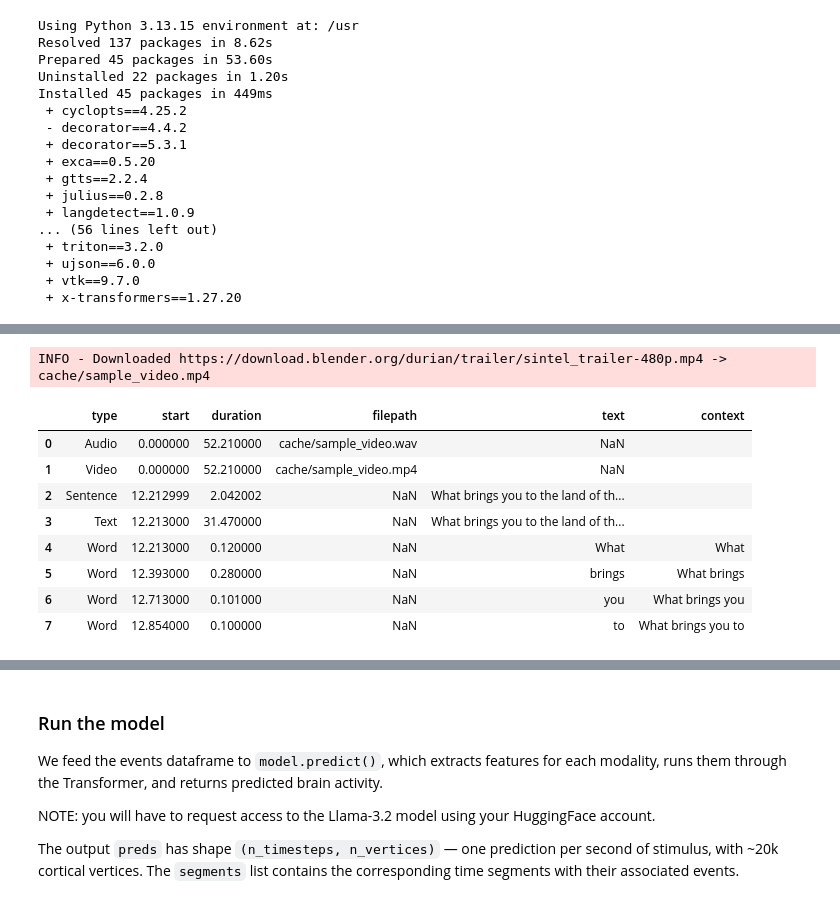
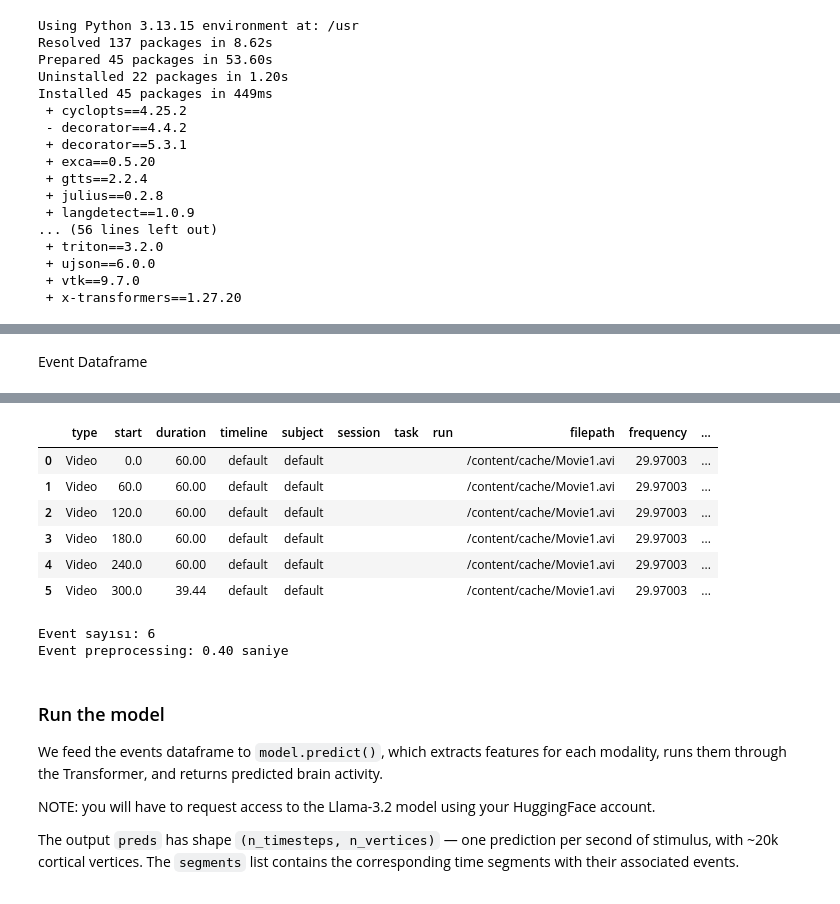
Before and after one commit to dilayuksel01/tribe-v2-Colab, a Jupyter notebook: tribe_demo.ipynb, the cells around one changed output, grey strips where cells are left out. Saved outputs shown, nothing was run; the diff lists cells and outputs as text; code cells hidden in the pictures.

```diff
--- a/tribe_demo.ipynb
+++ b/tribe_demo.ipynb
@@ -66,6 +167,5 @@ We also initialize a `PlotBrain` object for 3D brain surface visualization using
 # %%
-from tribev2.demo_utils import TribeModel, download_file
-from tribev2.plotting import PlotBrain
+from tribev2.demo_utils import TribeModel
 from pathlib import Path
 
 CACHE_FOLDER = Path("./cache")
@@ -74,5 +174,8 @@ model = TribeModel.from_pretrained(
     "facebook/tribev2",
     cache_folder=CACHE_FOLDER,
 )
-plotter = PlotBrain(mesh="fsaverage5")
+
+model.data.num_workers = 0
+
+print("Model hazır.")
 # %% [output]
@@ -91,17 +192,18 @@ Below, we download a sample video ([Sintel trailer](https://durian.blender.org/)
-# %%
-video_path = CACHE_FOLDER / "sample_video.mp4"
-url = "https://download.blender.org/durian/trailer/sintel_trailer-480p.mp4"
-download_file(url, video_path)
-df = model.get_events_dataframe(video_path=video_path)
-display(df.head(8)[["type", "start", "duration", "filepath", "text", "context"]])
-# %% [output]
-INFO - Downloaded https://download.blender.org/durian/trailer/sintel_trailer-480p.mp4 -> cache/sample_video.mp4
-|  | type | start | duration | filepath | text | context |
-| 0 | Audio | 0.000000 | 52.210000 | cache/sample_video.wav | NaN |  |
-| 1 | Video | 0.000000 | 52.210000 | cache/sample_video.mp4 | NaN |  |
-| 2 | Sentence | 12.212999 | 2.042002 | NaN | What brings you to the land of th... |  |
-| 3 | Text | 12.213000 | 31.470000 | NaN | What brings you to the land of th... |  |
-| 4 | Word | 12.213000 | 0.120000 | NaN | What | What |
-| 5 | Word | 12.393000 | 0.280000 | NaN | brings | What brings |
-| 6 | Word | 12.713000 | 0.101000 | NaN | you | What brings you |
-| 7 | Word | 12.854000 | 0.100000 | NaN | to | What brings you to |
+# %% [markdown]
+Event Dataframe
+# %%
+import time
+
+event_start = time.time()
+
+df = model.get_events_dataframe(
+    video_path=video_path
+)
+
+event_time = time.time() - event_start
+
+display(df)
+
+print("Event sayısı:", len(df))
+print(f"Event preprocessing: {event_time:.2f} saniye")
+# %% [output]
@@ -108,3 +215,12 @@ INFO - Downloaded https://download.blender.org/durian/trailer/sintel_trailer-480
+|  | type | start | duration | timeline | subject | session | task | run | filepath | frequency | ... |
+| 0 | Video | 0.0 | 60.00 | default | default |  |  |  | /content/cache/Movie1.avi | 29.97003 | ... |
+| 1 | Video | 60.0 | 60.00 | default | default |  |  |  | /content/cache/Movie1.avi | 29.97003 | ... |
+| 2 | Video | 120.0 | 60.00 | default | default |  |  |  | /content/cache/Movie1.avi | 29.97003 | ... |
+| 3 | Video | 180.0 | 60.00 | default | default |  |  |  | /content/cache/Movie1.avi | 29.97003 | ... |
+| 4 | Video | 240.0 | 60.00 | default | default |  |  |  | /content/cache/Movie1.avi | 29.97003 | ... |
+| 5 | Video | 300.0 | 39.44 | default | default |  |  |  | /content/cache/Movie1.avi | 29.97003 | ... |
+Event sayısı: 6
+Event preprocessing: 0.40 saniye
 # %% [markdown]
 ### Run the model
 
```
Also changed, not shown: parts of 21 cells of this notebook.
